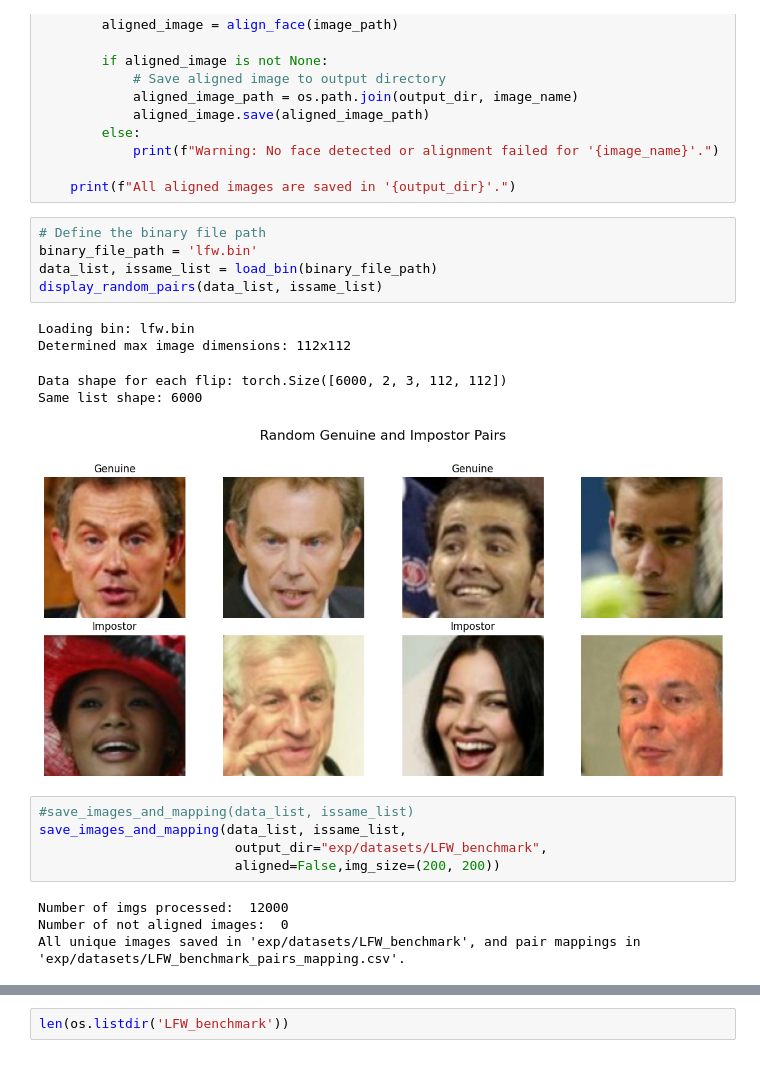
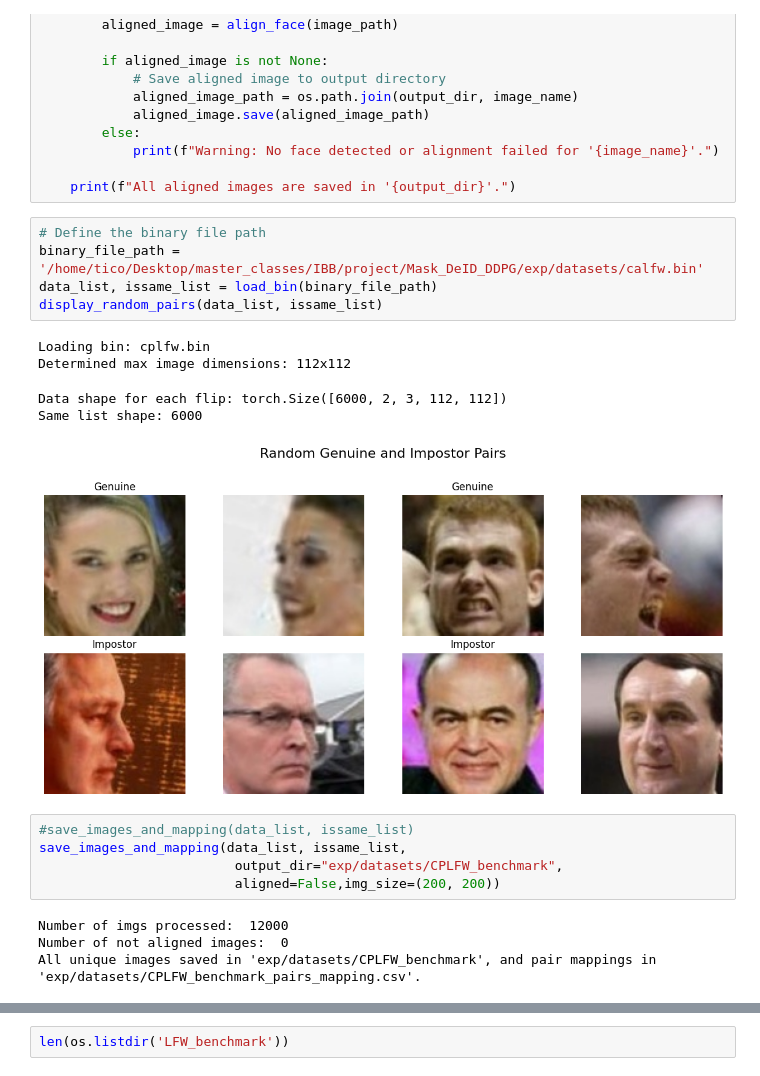
Before and after one commit to ManfredGonzalez/GDDiff, a Jupyter notebook: work_binary_benchmarks.ipynb, the cells around one changed output, grey strips where cells are left out. Saved outputs shown, nothing was run; the diff lists cells and outputs as text.

```diff
--- a/work_binary_benchmarks.ipynb
+++ b/work_binary_benchmarks.ipynb
@@ -398,22 +398,22 @@ def align_faces_in_directory(target_dir):
     print(f"All aligned images are saved in '{output_dir}'.")
 # %%
 # Define the binary file path
-binary_file_path = 'lfw.bin'
+binary_file_path = '/home/tico/Desktop/master_classes/IBB/project/Mask_DeID_DDPG/exp/datasets/calfw.bin'
 data_list, issame_list = load_bin(binary_file_path)
 display_random_pairs(data_list, issame_list)
 # %% [output]
-Loading bin: lfw.bin
+Loading bin: cplfw.bin
 Determined max image dimensions: 112x112
 Data shape for each flip: torch.Size([6000, 2, 3, 112, 112])
 Same list shape: 6000
-[figure, old version]
+[figure, new version]
 # %%
 #save_images_and_mapping(data_list, issame_list)
 save_images_and_mapping(data_list, issame_list,
-                         output_dir="exp/datasets/LFW_benchmark",
+                         output_dir="exp/datasets/CPLFW_benchmark",
                          aligned=False,img_size=(200, 200))
 # %% [output]
 Number of imgs processed:  12000
 Number of not aligned images:  0
-All unique images saved in 'exp/datasets/LFW_benchmark', and pair mappings in 'exp/datasets/LFW_benchmark_pairs_mapping.csv'.
+All unique images saved in 'exp/datasets/CPLFW_benchmark', and pair mappings in 'exp/datasets/CPLFW_benchmark_pairs_mapping.csv'.
 # %%
```
Also changed, not shown: parts of 1 cell of this notebook, 9 other files.
